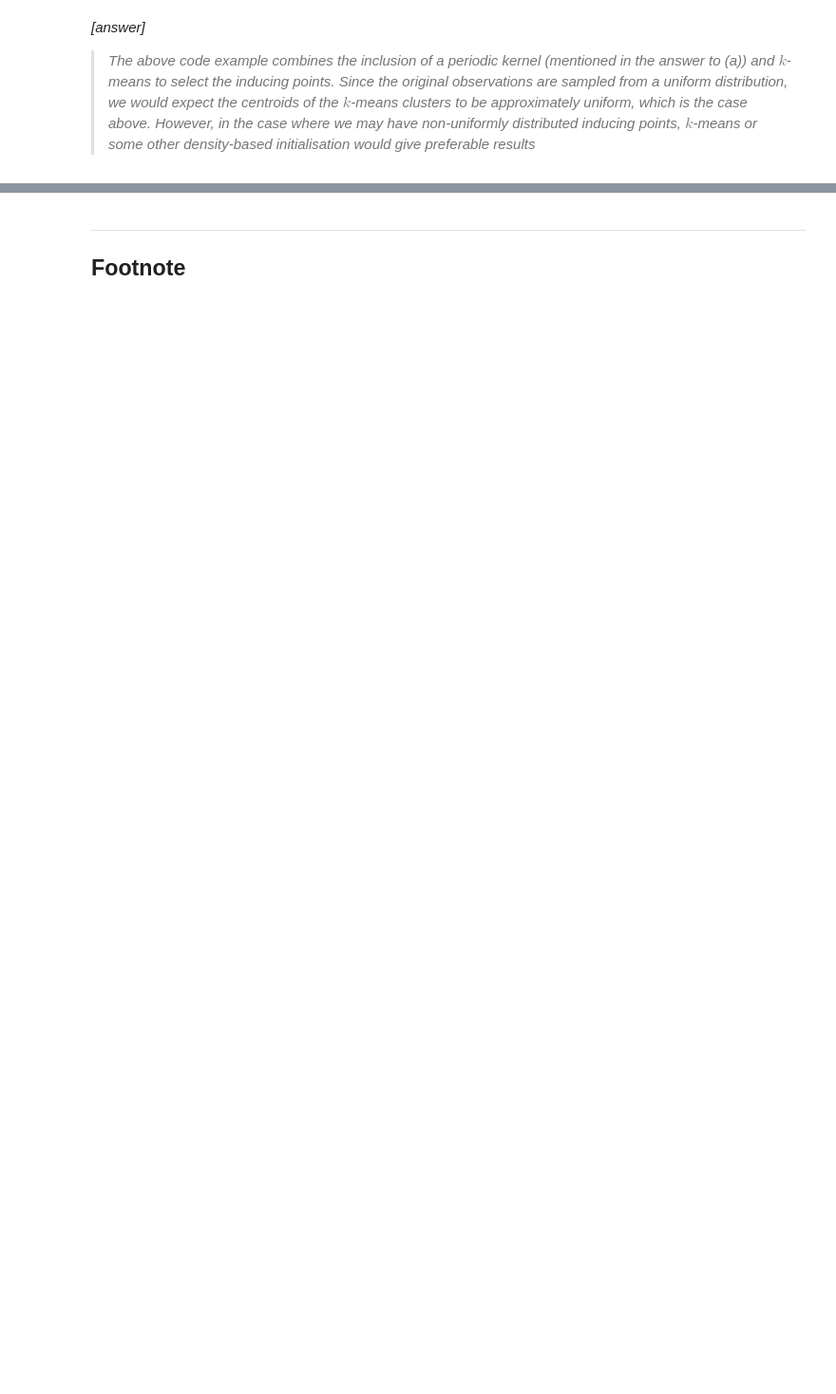
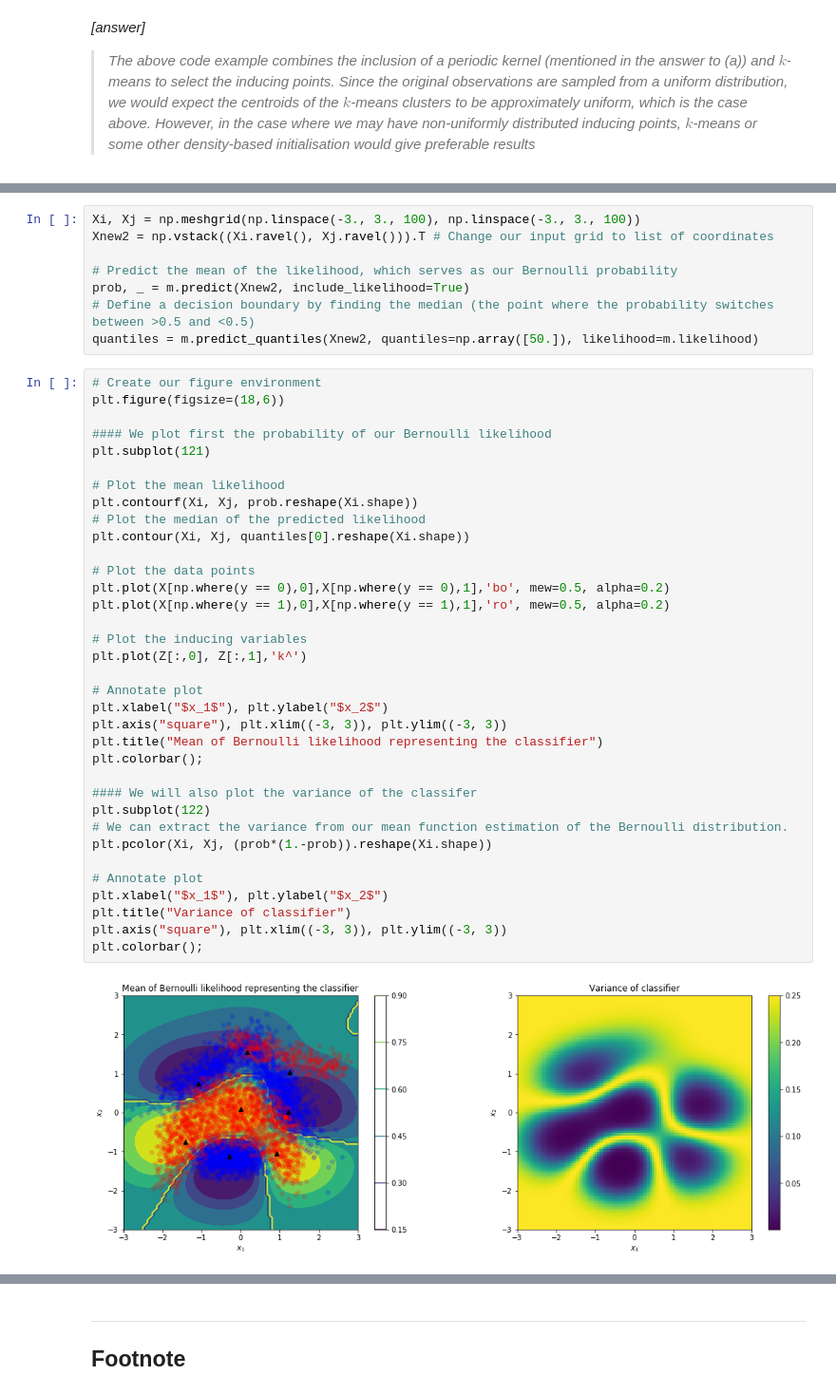
Before and after one commit to gpschool/resources, a Jupyter notebook: lab/GPSS Lab 2 Answers.ipynb, the cells around one changed output, grey strips where cells are left out. Shown at 95% size. Drawn from its saved outputs; the diff is of its cells as text; blank space fills up the shorter version.

```diff
--- a/lab/GPSS Lab 2 Answers.ipynb
+++ b/lab/GPSS Lab 2 Answers.ipynb
@@ -871,0 +952,45 @@ _waiting on Zhenwen / Juan Jose, and will write a short description on SVI for G
+# %%
+Xi, Xj = np.meshgrid(np.linspace(-3., 3., 100), np.linspace(-3., 3., 100))
+Xnew2 = np.vstack((Xi.ravel(), Xj.ravel())).T # Change our input grid to list of coordinates
+
+# Predict the mean of the likelihood, which serves as our Bernoulli probability
+prob, _ = m.predict(Xnew2, include_likelihood=True)
+# Define a decision boundary by finding the median (the point where the probability switches between >0.5 and <0.5)
+quantiles = m.predict_quantiles(Xnew2, quantiles=np.array([50.]), likelihood=m.likelihood)
+# %%
+# Create our figure environment
+plt.figure(figsize=(18,6))
+
+#### We plot first the probability of our Bernoulli likelihood
+plt.subplot(121)
+
+# Plot the mean likelihood
+plt.contourf(Xi, Xj, prob.reshape(Xi.shape))
+# Plot the median of the predicted likelihood
+plt.contour(Xi, Xj, quantiles[0].reshape(Xi.shape))
+
+# Plot the data points
+plt.plot(X[np.where(y == 0),0],X[np.where(y == 0),1],'bo', mew=0.5, alpha=0.2)
+plt.plot(X[np.where(y == 1),0],X[np.where(y == 1),1],'ro', mew=0.5, alpha=0.2)
+
+# Plot the inducing variables
+plt.plot(Z[:,0], Z[:,1],'k^')
+
+# Annotate plot
+plt.xlabel("$x_1$"), plt.ylabel("$x_2$")
+plt.axis("square"), plt.xlim((-3, 3)), plt.ylim((-3, 3))
+plt.title("Mean of Bernoulli likelihood representing the classifier")
+plt.colorbar();
+
+#### We will also plot the variance of the classifer
+plt.subplot(122)
+# We can extract the variance from our mean function estimation of the Bernoulli distribution.
+plt.pcolor(Xi, Xj, (prob*(1.-prob)).reshape(Xi.shape))
+
+# Annotate plot
+plt.xlabel("$x_1$"), plt.ylabel("$x_2$")
+plt.title("Variance of classifier")
+plt.axis("square"), plt.xlim((-3, 3)), plt.ylim((-3, 3))
+plt.colorbar();
+# %% [output]
+[figure, added]
```
Also changed, not shown: parts of 23 cells of this notebook, 5 other files.
